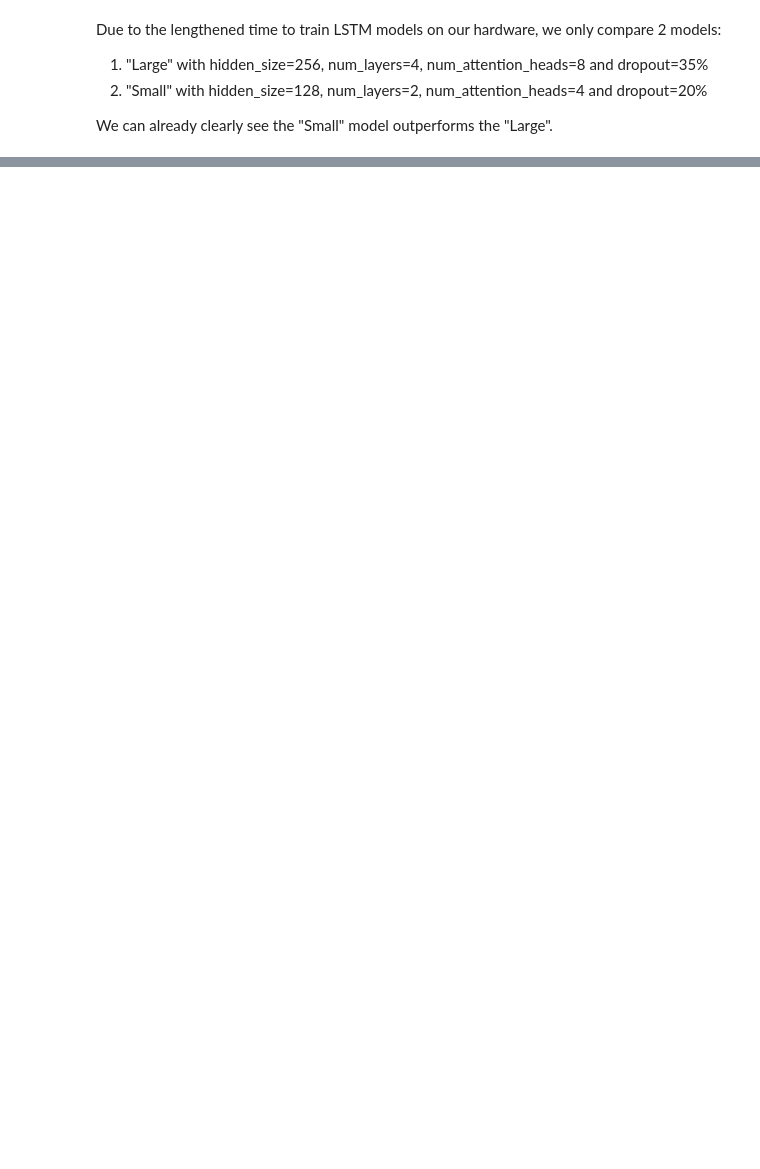
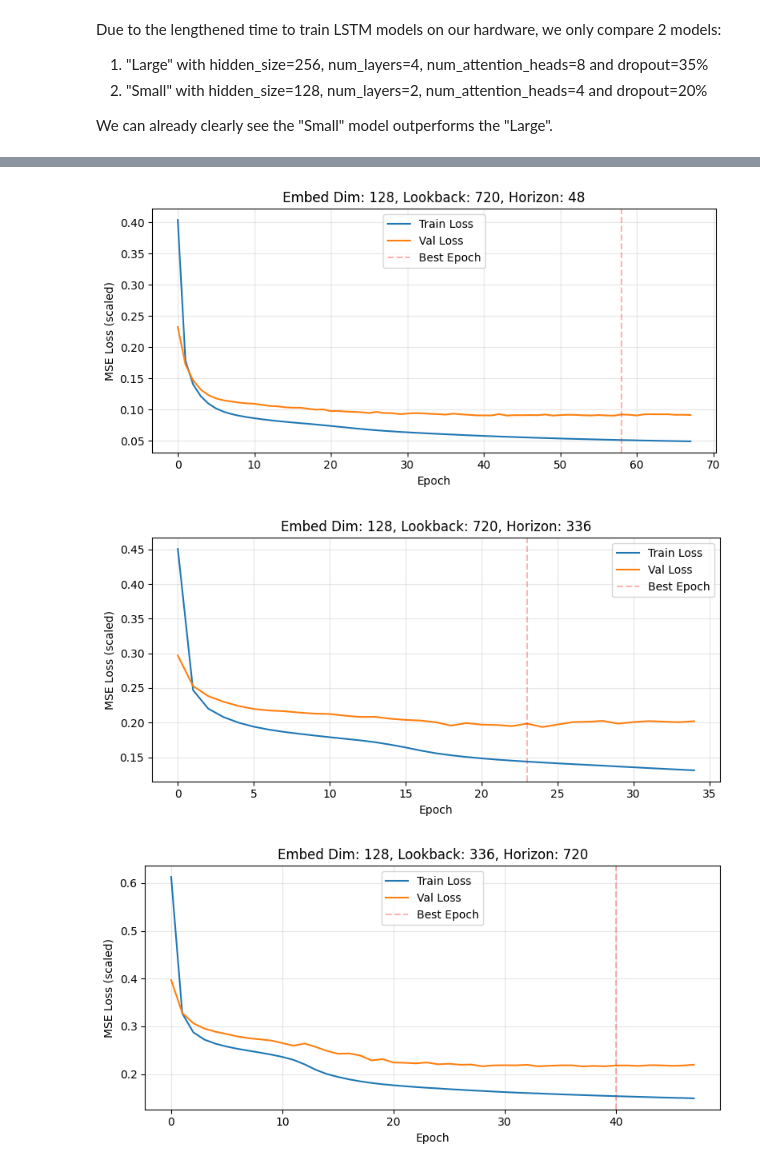
Before and after one commit to laukamkit/capstone_project_GroupA, a Jupyter notebook: src/best_models.ipynb, the cells around one changed output, grey strips where cells are left out. Saved outputs shown, nothing was run; the diff lists cells and outputs as text; code cells hidden in the pictures; blank space fills up the shorter version.

```diff
--- a/src/best_models.ipynb
+++ b/src/best_models.ipynb
@@ -76,0 +196,4 @@ We can already clearly see the "Small" model outperforms the "Large".
+# %%
+num_models_df = patchtst_results_df[['lookback','d_model','num_encoder_layers','num_attention_heads','dim_ff','dropout','learning_rate']].value_counts().reset_index()
+num_models_df.drop(columns=['count'], inplace=True)
+num_models_df
@@ -76,0 +212,23 @@ We can already clearly see the "Small" model outperforms the "Large".
+# %%
+best_patchtst_models_df = pd.DataFrame()
+for horizon in HORIZONS:
+    _df = patchtst_results_df[patchtst_results_df['horizon'] == horizon].copy()
+    for row in num_models_df.itertuples():
+        _df_lb = _df[(_df['lookback'] == row.lookback) &
+                    (_df['d_model'] == row.d_model) &
+                    (_df['num_encoder_layers'] == row.num_encoder_layers) &
+                    (_df['num_attention_heads'] == row.num_attention_heads) &
+                    (_df['dim_ff'] == row.dim_ff) &
+                    (_df['dropout'] == row.dropout) &
+                    (_df['learning_rate'] == row.learning_rate)].sort_values('validation_rmse').iloc[0]
+        best_patchtst_models_df = pd.concat([best_patchtst_models_df, _df_lb.to_frame().T], axis=0)
+best_patchtst_models_df['rank_val_rmse'] = best_patchtst_models_df.groupby('horizon')['validation_rmse'].rank().astype(int)
+best_patchtst_models_df = best_patchtst_models_df.sort_values(['horizon', 'rank_val_rmse'])
+best_patchtst_models_df[['time_taken_seconds','validation_rmse']] = best_patchtst_models_df[['time_taken_seconds','validation_rmse']].apply(lambda x: round(x, 2))
+best_patchtst_models_df = best_patchtst_models_df.drop(columns=['epoch','num_attention_heads'])
+best_patchtst_models_df = best_patchtst_models_df.astype({'horizon': int, 'lookback': int,
+                                                          'd_model': int, 'num_encoder_layers': int,
+                                                          'dim_ff': int, 'dropout': float, 'learning_rate': float,
+                                                          'validation_rmse': float, 'time_taken_seconds': float})
+best_patchtst_models_df.to_csv('best_patchtst_models.csv', index=False)
+best_patchtst_models_df
@@ -76,0 +257,3 @@ We can already clearly see the "Small" model outperforms the "Large".
+# %%
+best_patchtst_models_df = best_patchtst_models_df[best_patchtst_models_df['dropout'] == 0.0]
+best_patchtst_models_df
@@ -76,0 +286,3 @@ We can already clearly see the "Small" model outperforms the "Large".
+# %%
+best_patchtst_models_df = best_patchtst_models_df.loc[[236, 425, 533]]
+best_patchtst_models_df
@@ -76,0 +306,16 @@ We can already clearly see the "Small" model outperforms the "Large".
+# %%
+for idx in best_patchtst_models_df.index:
+    row = patchtst_results_all_epochs_df.loc[idx]
+    model_name = row.model_name
+    d_model = row.d_model
+    lookback = row.lookback
+    horizon = row.horizon
+    _df = patchtst_results_all_epochs_df[(patchtst_results_all_epochs_df['model_name'] == model_name)].copy()
+    plot_training_history(_df.sort_values('epoch')['training_loss'].values,
+                          _df.sort_values('epoch')['validation_loss'].values,
+                          best_epoch=_df.sort_values('epoch')['epoch'].values[np.argmin(_df.sort_values('epoch')['validation_rmse'].values)],
+                          title=f"Embed Dim: {d_model}, Lookback: {lookback}, Horizon: {horizon}")
+# %% [output]
+[figure, added]
+[figure, added]
+[figure, added]
```
Also changed, not shown: parts of 25 cells of this notebook.
